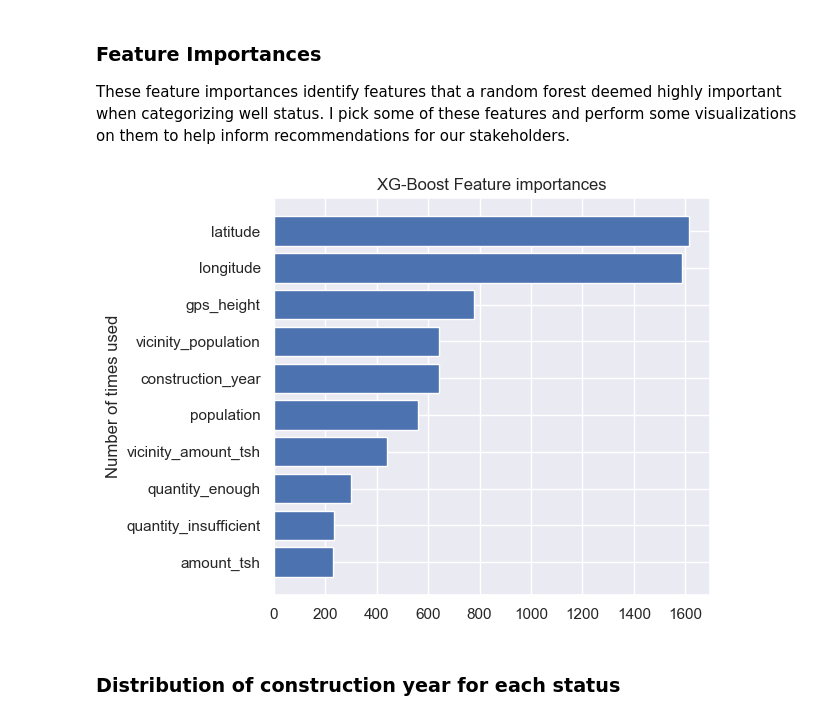
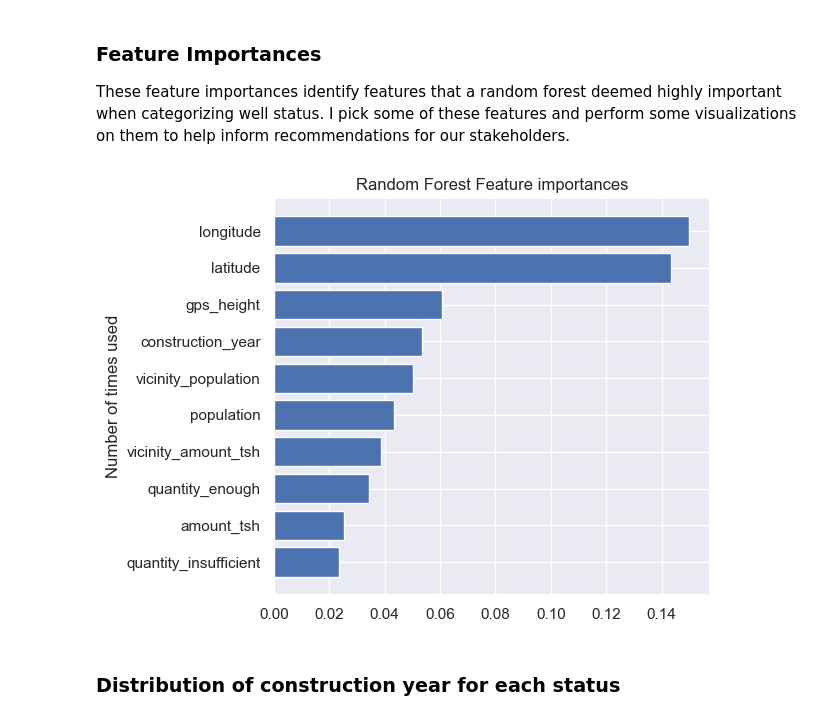
Before and after one commit to Jellohub/phase_3_project, a Jupyter notebook: notebook.ipynb, the cells around one changed output. Drawn from its saved outputs; the diff is of its cells as text; code cells hidden in the pictures.

```diff
--- a/notebook.ipynb
+++ b/notebook.ipynb
@@ -217,7 +217,7 @@ def get_results(est, resample):
     matrix = pd.DataFrame(confusion_matrix(y_test, predictions))
 
     # Percentage of Non functional wells classified as functional
-    error = matrix[0][2]/len(y_test[y_test==0])
+    error = matrix[2][0]/len(y_test[y_test==0])
 
     cols = ['non functional', 'functional needs repair', 'functional', 'accuracy', 'macro avg', 'weighted avg']
     report = pd.DataFrame(classification_report(y_test, predictions, output_dict=True))
@@ -1005,17 +1022,19 @@ ax.set_xlim(0,1)
 
 These feature importances identify features that a random forest deemed highly important when categorizing well status. I pick some of these features and perform some visualizations on them to help inform recommendations for our stakeholders.
 # %%
-model = results_dict['XG-Boost']['{1: 10000}'][5]
-importances = model.get_booster().get_score(importance_type='weight')
-importances = (sorted(importances.items(), key=lambda x: x[1], reverse=False))[-10:]
+model = results_dict['Random Forest']['{1: 10000}'][5]
+std = np.std([model.feature_importances_ for tree in model.estimators_], axis=0)
+importances_df = pd.DataFrame({'feature': model.feature_names_in_,
+                               'importance': model.feature_importances_})\
+                            .sort_values(by='importance')[-10:]
 # %%
 fig, ax = plt.subplots()
-ax.barh([i[0] for i in importances], [i[1] for i in importances])
-ax.set_title("XG-Boost Feature importances")
+ax.barh(importances_df['feature'], importances_df['importance'])
+ax.set_title("Random Forest Feature importances")
 ax.set_ylabel("Number of times used")
 fig.tight_layout()
 # %% [output]
-[figure, old version]
+[figure, new version]
 # %% [markdown]
 ### Distribution of construction year for each status
 # %%
```
Also changed, not shown: parts of 19 cells of this notebook, 18 other files.
